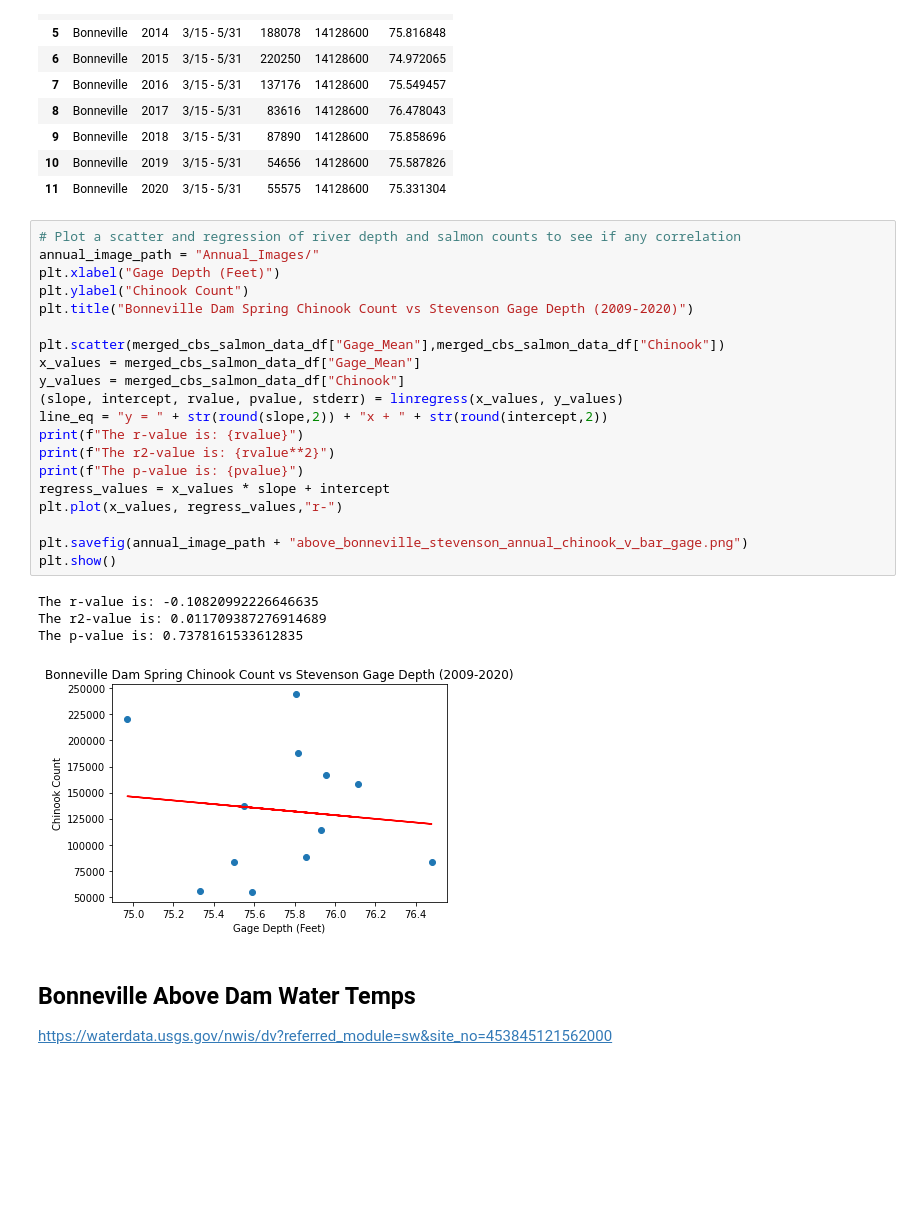
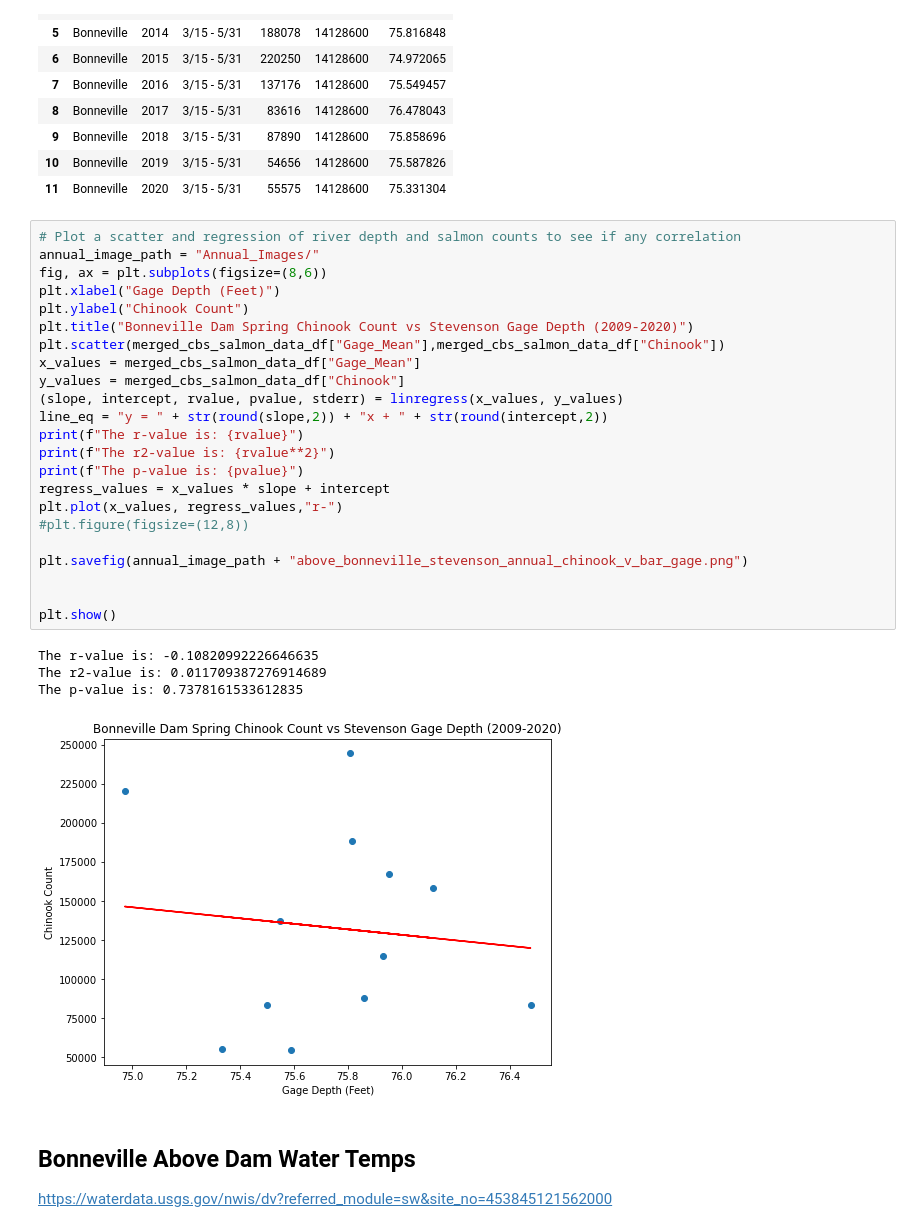
Before and after one commit to jayhjman/bootcamp-project1, a Jupyter notebook: Above-Bonneville-Visual.ipynb, the cells around one changed output. Cells and saved outputs as stored; diff of their text form; blank space fills up the shorter version.

Commit message:
resized charts in annual data

```diff
--- a/Above-Bonneville-Visual.ipynb
+++ b/Above-Bonneville-Visual.ipynb
@@ -194,28 +195,31 @@ merged_cbs_salmon_data_df
 # %%
 # Plot a scatter and regression of river depth and salmon counts to see if any correlation
 annual_image_path = "Annual_Images/"
+fig, ax = plt.subplots(figsize=(8,6))
 plt.xlabel("Gage Depth (Feet)")
 plt.ylabel("Chinook Count")
 plt.title("Bonneville Dam Spring Chinook Count vs Stevenson Gage Depth (2009-2020)")
-
 plt.scatter(merged_cbs_salmon_data_df["Gage_Mean"],merged_cbs_salmon_data_df["Chinook"])
 x_values = merged_cbs_salmon_data_df["Gage_Mean"]
 y_values = merged_cbs_salmon_data_df["Chinook"]
 (slope, intercept, rvalue, pvalue, stderr) = linregress(x_values, y_values)
 line_eq = "y = " + str(round(slope,2)) + "x + " + str(round(intercept,2))
 print(f"The r-value is: {rvalue}")
 print(f"The r2-value is: {rvalue**2}")
 print(f"The p-value is: {pvalue}")
 regress_values = x_values * slope + intercept
 plt.plot(x_values, regress_values,"r-")
+#plt.figure(figsize=(12,8))
 
 plt.savefig(annual_image_path + "above_bonneville_stevenson_annual_chinook_v_bar_gage.png")
+
+
 plt.show()
 # %% [output]
 The r-value is: -0.10820992226646635
 The r2-value is: 0.011709387276914689
 The p-value is: 0.7378161533612835
-[figure, old version]
+[figure, new version]
 # %% [markdown]
 ## Bonneville Above Dam Water Temps
 https://waterdata.usgs.gov/nwis/dv?referred_module=sw&site_no=453845121562000
```
Also changed, not shown: parts of 5 cells of this notebook, 4 other files.
